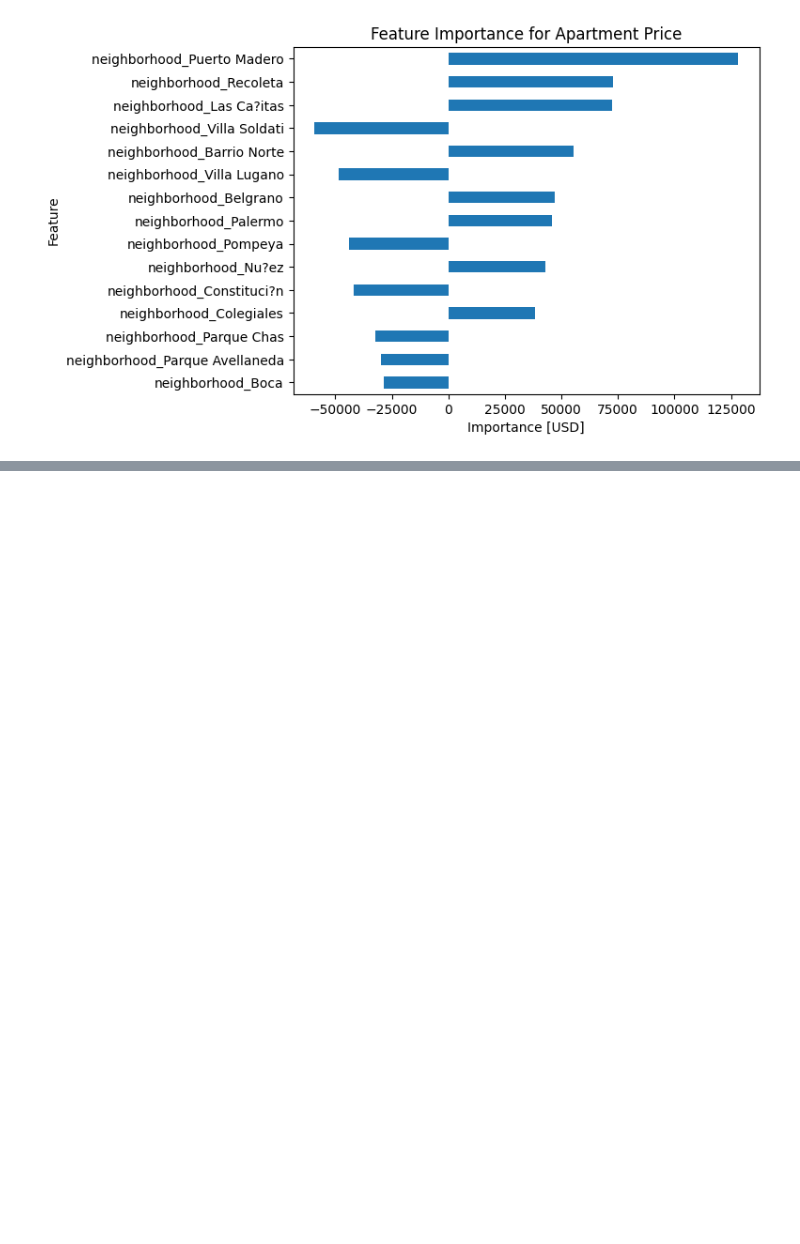
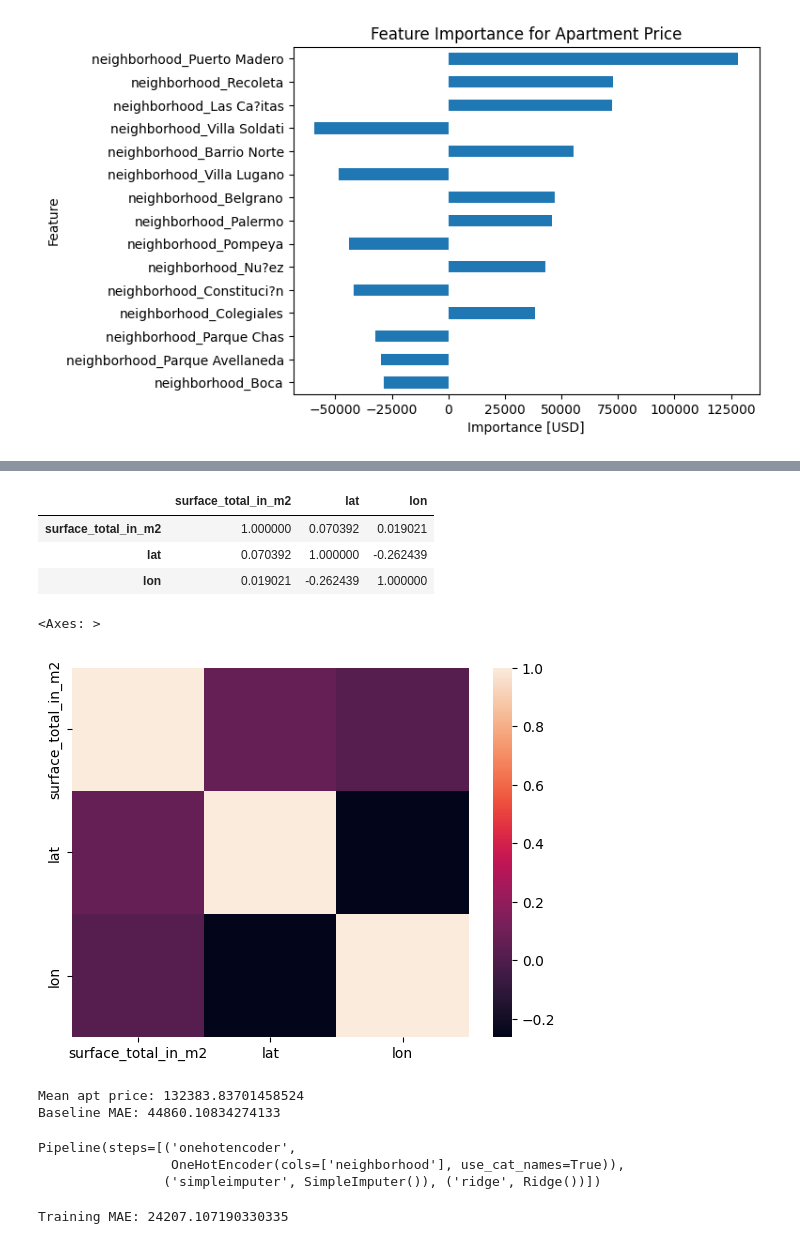
Before and after one commit to justmexmehak/HousingPrices, a Jupyter notebook: HousingPrices.ipynb, the cells around one changed output, grey strips where cells are left out. Saved outputs shown, nothing was run; the diff lists cells and outputs as text; code cells hidden in the pictures; blank space fills up the shorter version.

```diff
--- a/HousingPrices.ipynb
+++ b/HousingPrices.ipynb
@@ -1704,0 +1793,26 @@ df.head()
+# %%
+# Collinearity is when there is a relationship between features
+# Good correlation is when one is in your feature and one in target
+# Bad when both are in feature
+# Not always bad
+# If you are worried about model explainability then it's a problem
+# If your are only worried about performance then it's not a problem
+
+# Multicollinearity
+# we use heat map to visualize the relationship between all the variables in our feature matrix
+corr = df.select_dtypes("number").drop(columns="price_aprox_usd").corr()
+corr
+
+# From the heatmap we can see that surface_covered_in_m2, surface_total_in_m2 and rooms are highly correlated
+# We can only keep one of them
+# %% [output]
+|  | surface_total_in_m2 | lat | lon |
+| surface_total_in_m2 | 1.000000 | 0.070392 | 0.019021 |
+| lat | 0.070392 | 1.000000 | -0.262439 |
+| lon | 0.019021 | -0.262439 | 1.000000 |
+# %%
+import seaborn as sns
+sns.heatmap(corr)
+# %% [output]
+<Axes: >
+[figure, added]
@@ -1704,0 +1828,27 @@ df.head()
+# %%
+y_mean = y_train.mean()
+y_pred_baseline = [y_mean] * len(y_train)
+mae_baseline = mean_absolute_error(y_train, y_pred_baseline)
+print("Mean apt price:", y_mean)
+
+print("Baseline MAE:", mae_baseline)
+# %% [output]
+Mean apt price: 132383.83701458524
+Baseline MAE: 44860.10834274133
+# %%
+model = make_pipeline(
+    OneHotEncoder(use_cat_names = True),
+    SimpleImputer(),
+    Ridge()
+)
+model.fit(X_train, y_train)
+# %% [output]
+Pipeline(steps=[('onehotencoder',
+                 OneHotEncoder(cols=['neighborhood'], use_cat_names=True)),
+                ('simpleimputer', SimpleImputer()), ('ridge', Ridge())])
+# %%
+y_pred = model.predict(X_train)
+mae_training = mean_absolute_error(y_train, y_pred)
+print("Training MAE:", mae_training)
+# %% [output]
+Training MAE: 24207.107190330335
```
Also changed, not shown: parts of 44 cells of this notebook.
